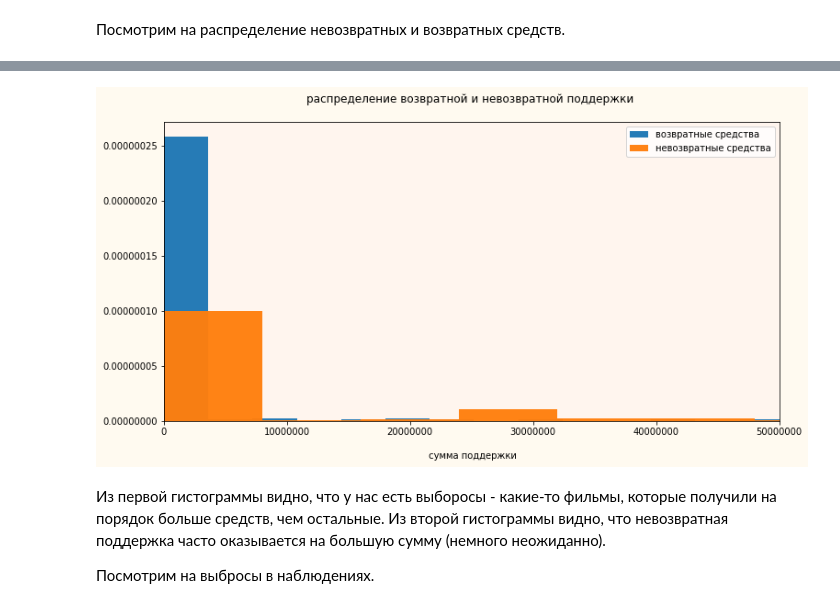
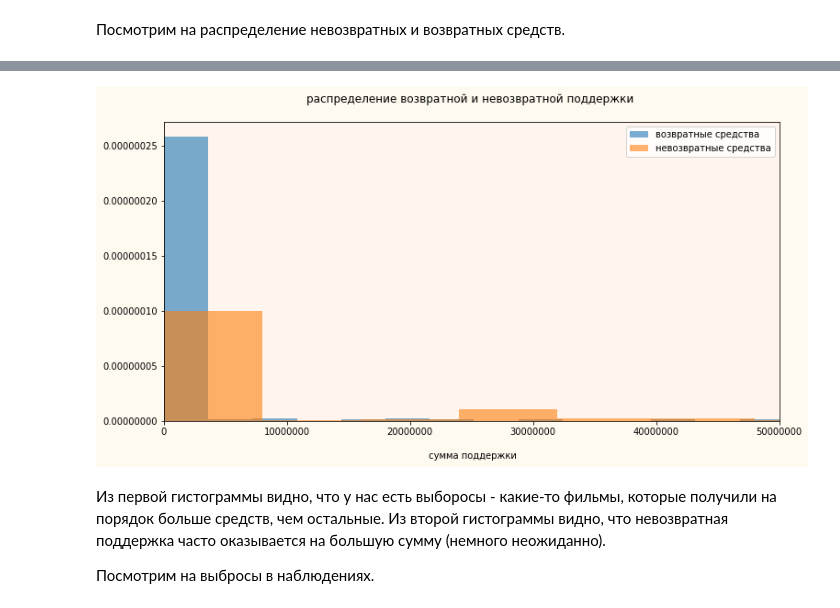
Before and after one commit to kipirka/Python_projects, a Jupyter notebook: Films.ipynb, the cells around one changed output, grey strips where cells are left out. Saved outputs shown, nothing was run; the diff lists cells and outputs as text; code cells hidden in the pictures.

```diff
--- a/Films.ipynb
+++ b/Films.ipynb
@@ -246,0 +431,5 @@ data = data.dropna(subset = ['director', 'film_studio']).reset_index(drop = True
+# %%
+# заполняю пропуски
+data[['producer', 'director', 'film_studio', 'genres']] = (
+    data[['producer', 'director', 'film_studio', 'genres']].fillna('unknown')
+)
@@ -378,3 +637,4 @@ data.duplicated(subset = ['title']).mean()
 # %%
 # удаляю
-data = data.drop_duplicates(subset = ['title']).reset_index(drop = True)
+data = data.drop_duplicates(subset = ['title', 'ratings']).reset_index(drop = True)
+data = data.drop([3772, 6242]).reset_index(drop = True)
@@ -650,4 +961,4 @@ def name(string):
 # %%
 # создаю новые переменные
-data['main_director'] = data['director'].apply(name)
-data['main_genres'] = data['genres'].apply(name)
+data['main_director'] = data['director'].str.split(',', n = 1, expand = True)[0]
+data['main_genres'] = data['genres'].str.split(',', n = 1, expand = True)[0]
@@ -897,12 +1215,0 @@ def age_18(age):
-# %%
-# создаю переменные и перекрестные перемножения
-data['age_0'] = data['age_restriction'].apply(age_0)
-data['age_6'] = data['age_restriction'].apply(age_6)
-data['age_12'] = data['age_restriction'].apply(age_12)
-data['age_16'] = data['age_restriction'].apply(age_16)
-data['age_18'] = data['age_restriction'].apply(age_18)
-data['year_age_0'] = data['year']*data['age_0']
-data['year_age_6'] = data['year']*data['age_6']
-data['year_age_12'] = data['year']*data['age_12']
-data['year_age_16'] = data['year']*data['age_16']
-data['year_age_18'] = data['year']*data['age_18']
@@ -996,20 +1381,20 @@ plt.show()
 # %%
 # Строю гистограмму
 fig, ax = plt.subplots()
-plt.hist(data['refundable_support'], bins = 50, alpha=0.97, label = 'возвратные средства', density = True)
-plt.hist(data['nonrefundable_support'], bins = 50, alpha=0.97, label = 'невозвратные средства', density = True)
+plt.hist(data['refundable_support'], bins = 50, alpha=0.6, label = 'возвратные средства', density = True)
+plt.hist(data['nonrefundable_support'], bins = 50, alpha=0.6, label = 'невозвратные средства', density = True)
 plt.legend(loc = 'upper right')
 plt.xlabel('\n сумма поддержки')
 plt.title('распределение возвратной и невозвратной поддержки \n')
 plt.ticklabel_format(useOffset=False, style='plain')
 plt.xlim(0, 50000000)
 fig.set_figwidth(12)
 fig.set_figheight(6)
 fig.set_facecolor('floralwhite')
 ax.set_facecolor('seashell')
 plt.show()
 # %% [output]
-[figure, old version]
+[figure, new version]
 # %% [markdown]
 Из первой гистограммы видно, что у нас есть выборосы - какие-то фильмы, которые получили на порядок больше средств, чем остальные.
 Из второй гистограммы видно, что невозвратная поддержка часто оказывается на большую сумму (немного неожиданно).
```
Also changed, not shown: parts of 159 cells of this notebook.
